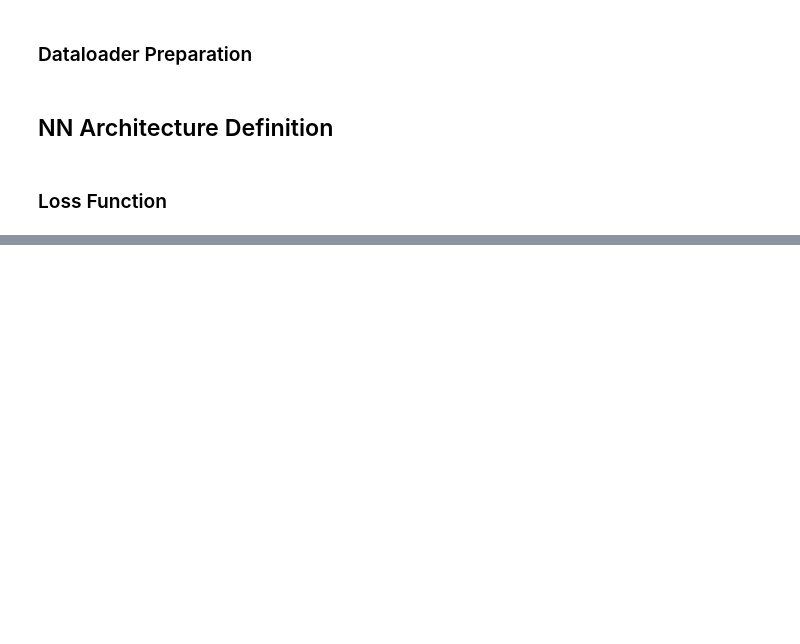
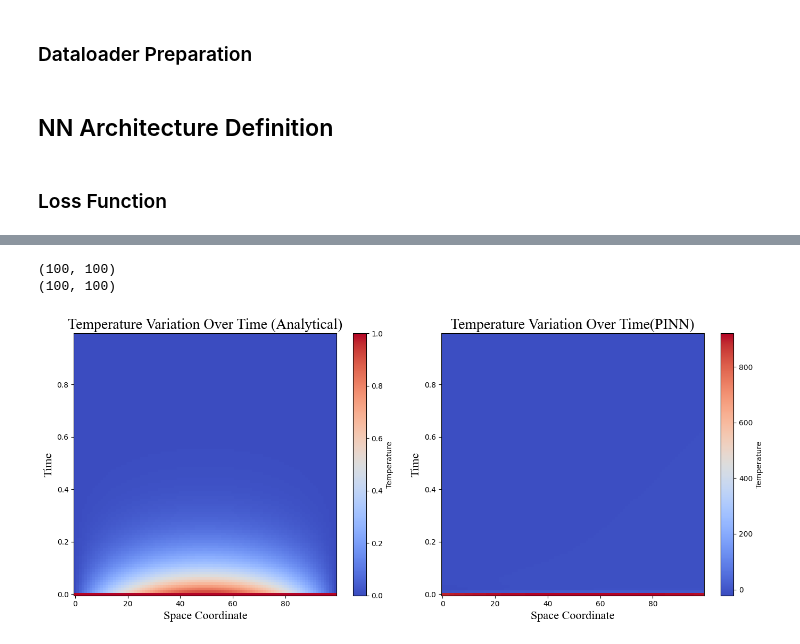
Before and after one commit to radhikrammohan/1D_HT_Pinn, a Jupyter notebook: Data-prep/PINN/Basic_training/1D_PINN.ipynb, the cells around one changed output, grey strips where cells are left out. Saved outputs shown, nothing was run; the diff lists cells and outputs as text; code cells hidden in the pictures; blank space fills up the shorter version.

```diff
--- a/Data-prep/PINN/Basic_training/1D_PINN.ipynb
+++ b/Data-prep/PINN/Basic_training/1D_PINN.ipynb
@@ -464,32 +406,36 @@ print(Act_temp.shape)
 
 input_pred = input_t
 temp_nn = model(input_pred[:,0].unsqueeze(1), input_pred[:,1].unsqueeze(1)).cpu().detach().numpy()
 temp_nn = temp_nn * 919.0
 temp_nn = temp_nn.reshape(num_steps, numpoints)
 
 print(temp_nn.shape)
-
+dt = 1/100
 space_coord, time_coord = np.meshgrid(np.arange(Act_temp.shape[1]), np.arange(Act_temp.shape[0]))
 time_coord = time_coord * dt
 
 # Create a figure with two subplots
 fig, (ax1, ax2) = plt.subplots(1, 2, figsize=(14, 6))
 
 
 
 # Plot the temperature history on the left subplot
 im1 = ax1.pcolormesh(space_coord, time_coord, Act_temp, cmap='coolwarm')
 ax1.set_xlabel('Space Coordinate', fontname='Times New Roman', fontsize=16)
 ax1.set_ylabel('Time',fontname='Times New Roman', fontsize=16)
 ax1.set_title('Temperature Variation Over Time (Analytical)',fontname='Times New Roman', fontsize=20)
 fig.colorbar(im1, ax=ax1, label='Temperature')
 
 im2 = ax2.pcolormesh(space_coord, time_coord, temp_nn, cmap='coolwarm')
 ax2.set_xlabel('Space Coordinate', fontname='Times New Roman', fontsize=16)
 ax2.set_ylabel('Time',fontname='Times New Roman', fontsize=16)
-ax2.set_title('Temperature Variation Over Time(Neural Network)',fontname='Times New Roman', fontsize=20)
+ax2.set_title('Temperature Variation Over Time(PINN)',fontname='Times New Roman', fontsize=20)
 fig.colorbar(im2, ax=ax2, label='Temperature')
 
 plt.tight_layout()
 
 plt.show()
+# %% [output]
+(100, 100)
+(100, 100)
+[figure, added]
```
Also changed, not shown: parts of 19 cells of this notebook, 1 other file.
